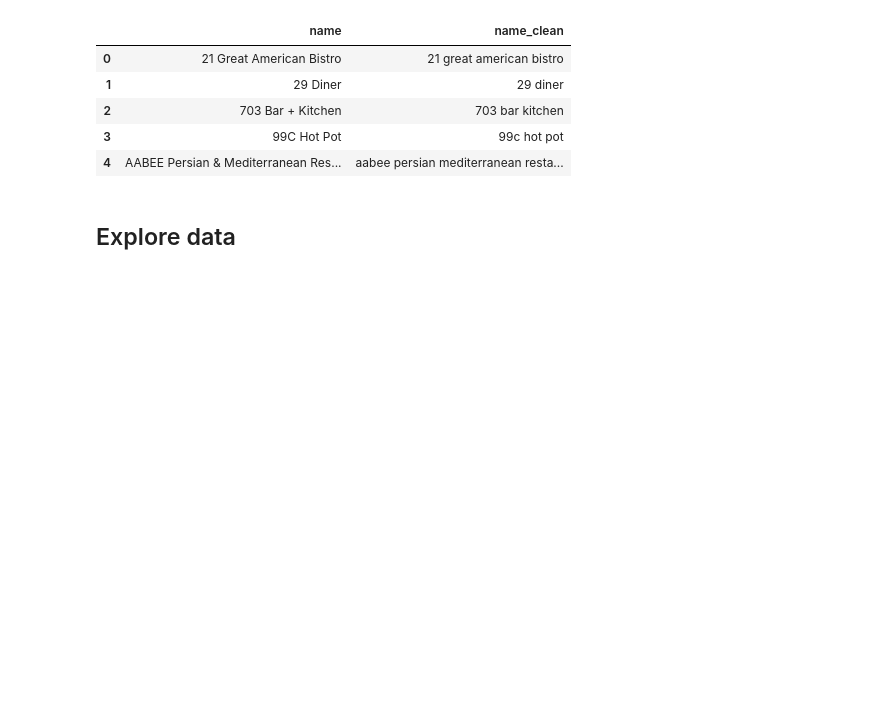
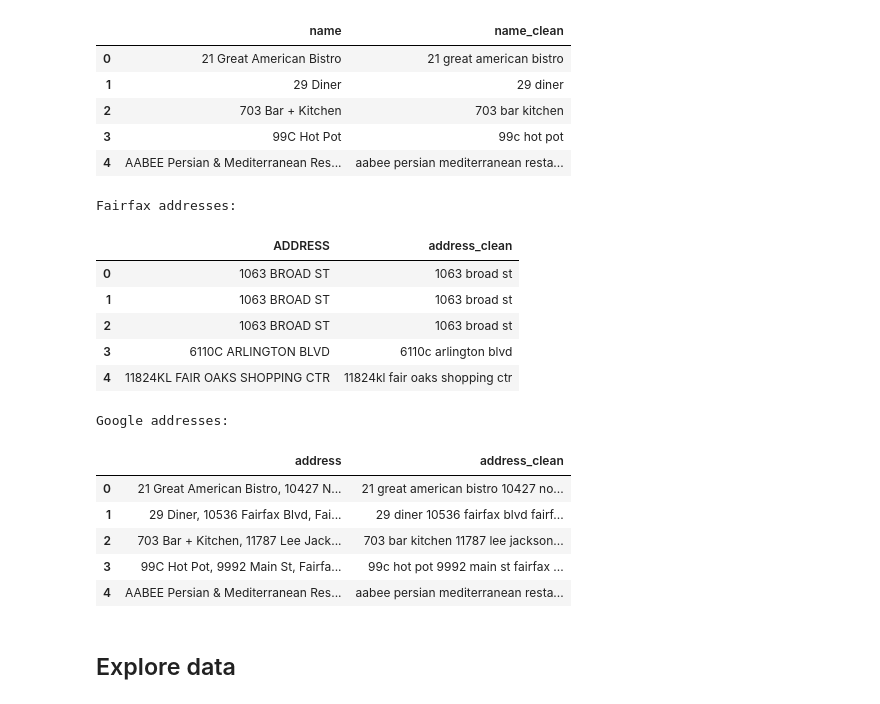
Before and after one commit to hwayalew/ds3001_team1_project, a Jupyter notebook: notebook.ipynb, the cells around one changed output. Saved outputs shown, nothing was run; the diff lists cells and outputs as text; code cells hidden in the pictures; blank space fills up the shorter version.

Commit message:
standardize restaurant addresses for matching

```diff
--- a/notebook.ipynb
+++ b/notebook.ipynb
@@ -277,6 +277,56 @@ Google restaurant names:
 | 2 | 703 Bar + Kitchen | 703 bar kitchen |
 | 3 | 99C Hot Pot | 99c hot pot |
 | 4 | AABEE Persian & Mediterranean Res... | aabee persian mediterranean resta... |
+# %%
+# Standardize restaurant addresses for matching
+
+# Clean Fairfax addresses
+merged_inspections["address_clean"] = (
+    merged_inspections["ADDRESS"]
+    .str.lower()
+    .str.replace(r"[^\w\s]", " ", regex=True)
+    .str.replace(r"\bstreet\b", "st", regex=True)
+    .str.replace(r"\broad\b", "rd", regex=True)
+    .str.replace(r"\bavenue\b", "ave", regex=True)
+    .str.replace(r"\bboulevard\b", "blvd", regex=True)
+    .str.replace(r"\s+", " ", regex=True)
+    .str.strip()
+)
+
+# Clean Google addresses
+google_clean["address_clean"] = (
+    google_clean["address"]
+    .str.lower()
+    .str.replace(r"[^\w\s]", " ", regex=True)
+    .str.replace(r"\bstreet\b", "st", regex=True)
+    .str.replace(r"\broad\b", "rd", regex=True)
+    .str.replace(r"\bavenue\b", "ave", regex=True)
+    .str.replace(r"\bboulevard\b", "blvd", regex=True)
+    .str.replace(r"\s+", " ", regex=True)
+    .str.strip()
+)
+
+# Preview the cleaned addresses
+print("Fairfax addresses:")
+display(merged_inspections[["ADDRESS", "address_clean"]].head())
+
+print("Google addresses:")
+display(google_clean[["address", "address_clean"]].head())
+# %% [output]
+Fairfax addresses:
+|  | ADDRESS | address_clean |
+| 0 | 1063 BROAD ST | 1063 broad st |
+| 1 | 1063 BROAD ST | 1063 broad st |
+| 2 | 1063 BROAD ST | 1063 broad st |
+| 3 | 6110C ARLINGTON BLVD | 6110c arlington blvd |
+| 4 | 11824KL FAIR OAKS SHOPPING CTR | 11824kl fair oaks shopping ctr |
+Google addresses:
+|  | address | address_clean |
+| 0 | 21 Great American Bistro, 10427 N... | 21 great american bistro 10427 no... |
+| 1 | 29 Diner, 10536 Fairfax Blvd, Fai... | 29 diner 10536 fairfax blvd fairf... |
+| 2 | 703 Bar + Kitchen, 11787 Lee Jack... | 703 bar kitchen 11787 lee jackson... |
+| 3 | 99C Hot Pot, 9992 Main St, Fairfa... | 99c hot pot 9992 main st fairfax ... |
+| 4 | AABEE Persian & Mediterranean Res... | aabee persian mediterranean resta... |
 # %% [markdown]
 ## Explore data
 # %%
```
